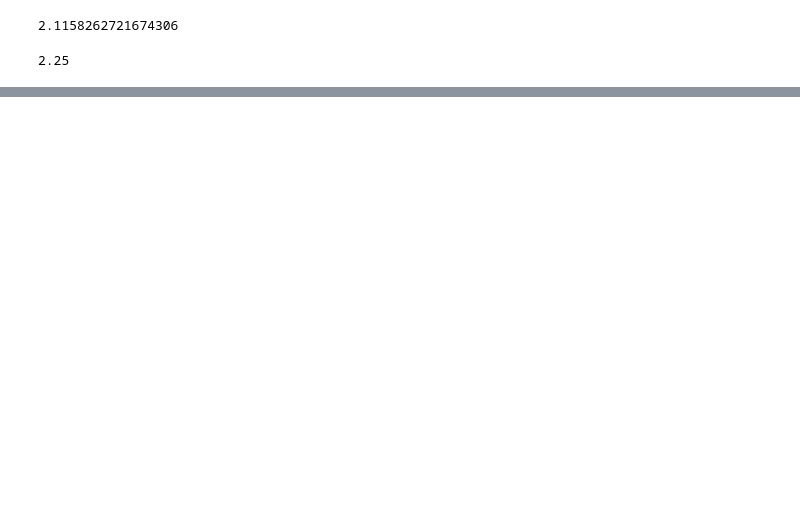
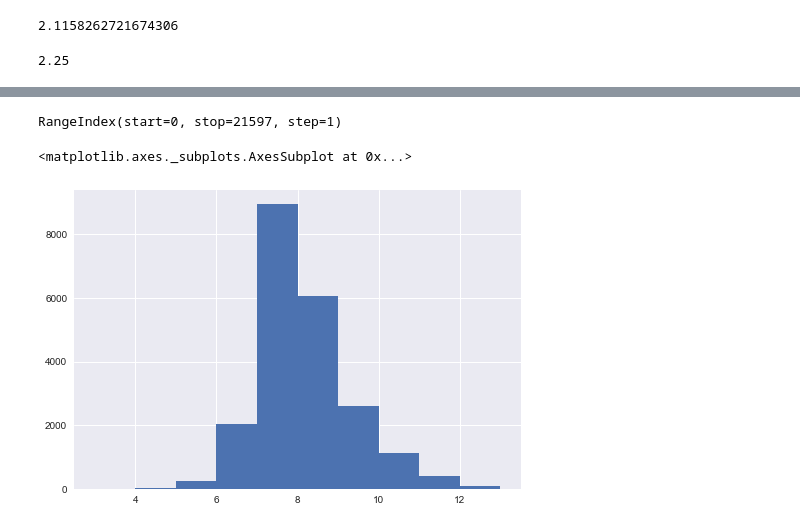
Before and after one commit to flatiron-data-science/dsc-1-final-project, a Jupyter notebook: a_to_z_v0.1.ipynb, the cells around one changed output, grey strips where cells are left out. Drawn from its saved outputs; the diff is of its cells as text; code cells hidden in the pictures; blank space fills up the shorter version.

```diff
--- a/a_to_z_v0.1.ipynb
+++ b/a_to_z_v0.1.ipynb
@@ -72,0 +51,2 @@ df.bathrooms.median()
+# %%
+df.waterfront = df.waterfront.fillna(0)
@@ -72,0 +77,11 @@ df.bathrooms.median()
+# %%
+df.view.isna().index
+# %% [output]
+RangeIndex(start=0, stop=21597, step=1)
+# %%
+df = df.dropna().copy()
+# %%
+df.grade.hist()
+# %% [output]
+<matplotlib.axes._subplots.AxesSubplot at 0x...>
+[figure, added]
```
Also changed, not shown: parts of 16 cells of this notebook, 1 other file.
